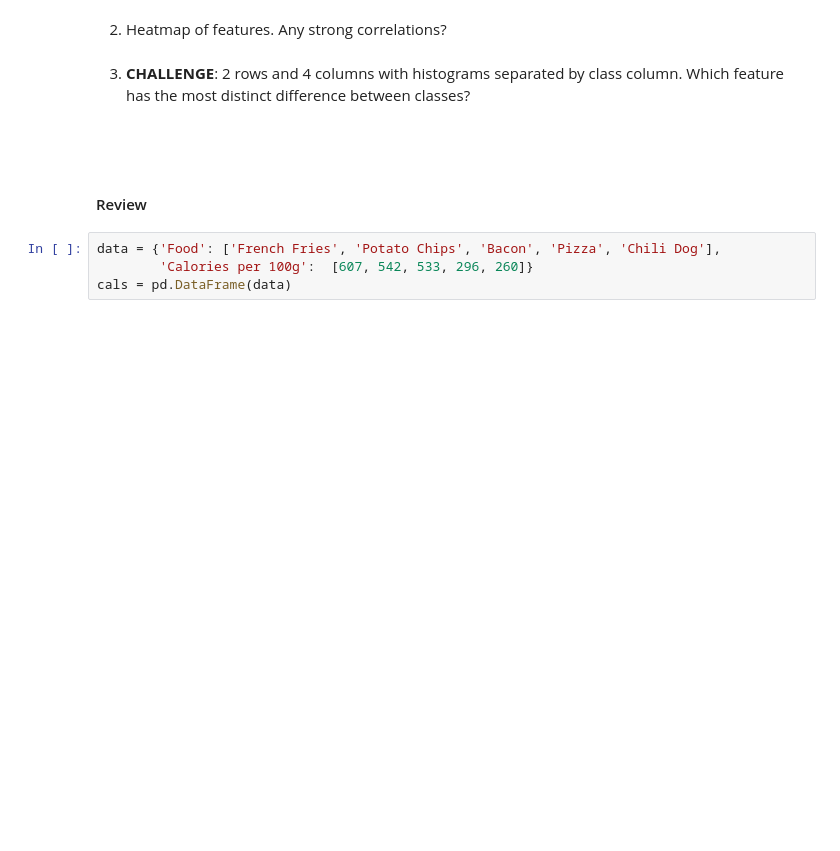
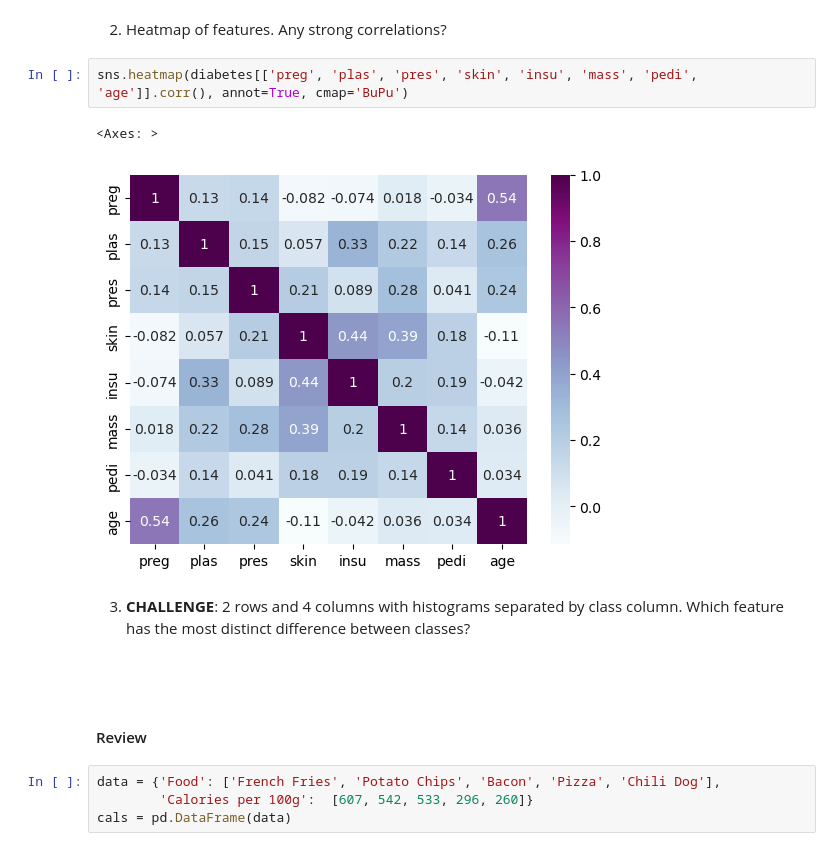
Before and after one commit to absera/nyu_bootcamp_fa24, a Jupyter notebook: plotting_seaborn.ipynb, the cells around one changed output. Saved outputs shown, nothing was run; the diff lists cells and outputs as text; blank space fills up the shorter version.

```diff
--- a/plotting_seaborn.ipynb
+++ b/plotting_seaborn.ipynb
@@ -290,5 +324,10 @@ diabetes.head()
 # %% [markdown]
 2. Heatmap of features.  Any strong correlations?
+# %%
+sns.heatmap(diabetes[['preg', 'plas', 'pres', 'skin', 'insu', 'mass', 'pedi', 'age']].corr(), annot=True, cmap='BuPu')
+# %% [output]
+<Axes: >
+[figure, added]
 # %% [markdown]
 3. **CHALLENGE**: 2 rows and 4 columns with histograms separated by class column.  Which feature has the most distinct difference between classes?
 # %% [markdown]
```
Also changed, not shown: parts of 5 cells of this notebook.
